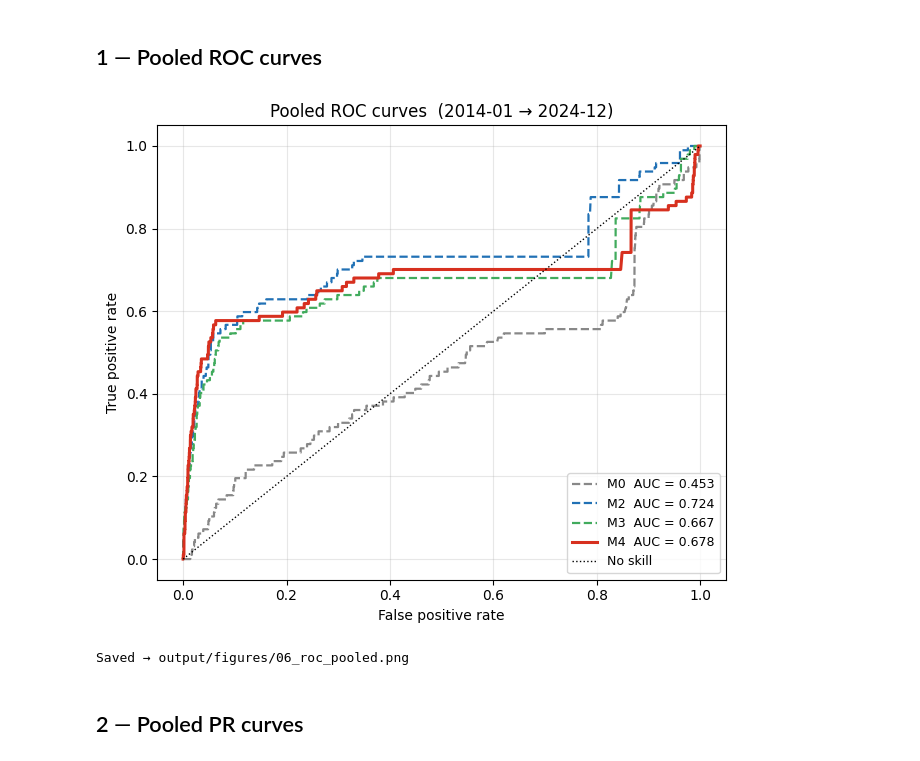
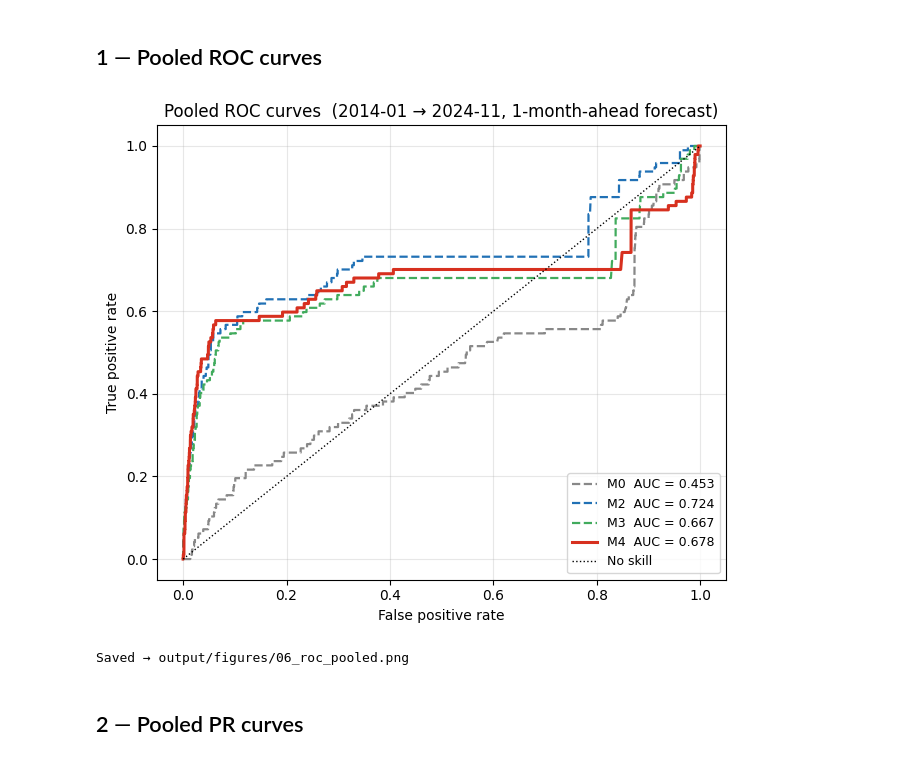
Before and after one commit to olsaberani/forecasting, a Jupyter notebook: Homework1/notebooks/06_evaluation.ipynb, the cells around one changed output. Drawn from its saved outputs; the diff is of its cells as text; code cells hidden in the pictures.

```diff
--- a/Homework1/notebooks/06_evaluation.ipynb
+++ b/Homework1/notebooks/06_evaluation.ipynb
@@ -37,27 +37,27 @@ Loaded 26,724 rows  |  base rate = 0.0145  |  shocks = 97
 # %%
 fig, ax = plt.subplots(figsize=(6.5, 5.5))
 
 for m in MODELS:
     sub = preds[preds["model"] == m]
     fpr, tpr, _ = roc_curve(sub["y_true"], sub["y_pred_proba"])
     auc = roc_auc_score(sub["y_true"], sub["y_pred_proba"])
     ls  = MODEL_DASH[m] if isinstance(MODEL_DASH[m], str) else "--"
     lw  = 2.2 if m == "M4" else 1.6
     ax.plot(fpr, tpr, color=MODEL_COLS[m], lw=lw,
             linestyle=ls, label=f"{m}  AUC = {auc:.3f}")
 
 ax.plot([0, 1], [0, 1], "k:", lw=1, label="No skill")
 ax.set_xlabel("False positive rate")
 ax.set_ylabel("True positive rate")
-ax.set_title("Pooled ROC curves  (2014-01 → 2024-12)")
+ax.set_title("Pooled ROC curves  (2014-01 → 2024-11, 1-month-ahead forecast)")
 ax.legend(loc="lower right", fontsize=9)
 ax.grid(alpha=0.3)
 fig.tight_layout()
 fig.savefig(FIG / "06_roc_pooled.png", dpi=150)
 plt.show()
 print("Saved → output/figures/06_roc_pooled.png")
 # %% [output]
-[figure, old version]
+[figure, new version]
 Saved → output/figures/06_roc_pooled.png
 # %% [markdown]
 ## 2 — Pooled PR curves
```
Also changed, not shown: parts of 3 cells of this notebook.
